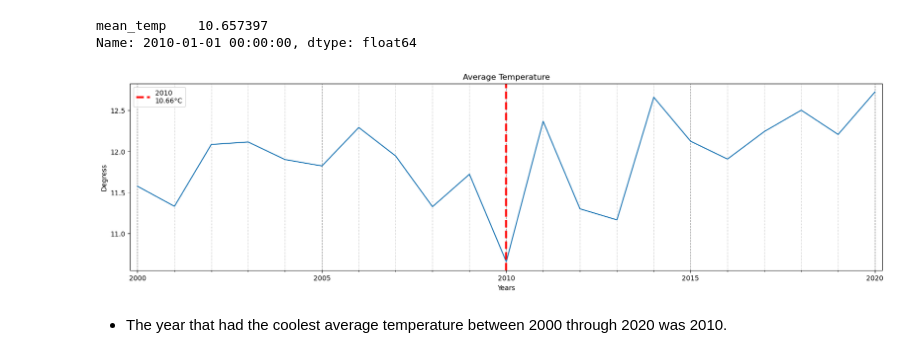
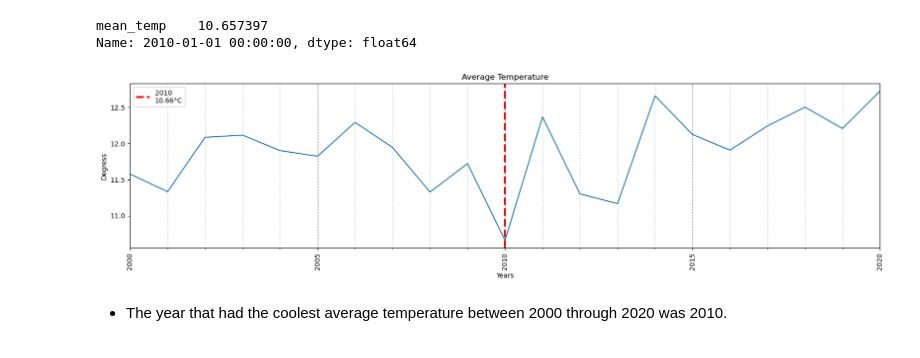
Before and after one commit to john-a-dixon/resampling-datetime-data, a Jupyter notebook: resample.ipynb, the cells around one changed output. Cells and saved outputs as stored; diff of their text form; code cells hidden in the pictures.

```diff
--- a/resample.ipynb
+++ b/resample.ipynb
@@ -252,35 +255,35 @@ ax.set_xlabel("Years")
 ax.set_ylabel("Degress")
 # Changing margins
 # Ref: https://stackoverflow.com/questions/63719618/how-to-reduce-the-space-between-the-axes-and-the-first-and-last-bar-in-pyplot
-ax.margins(x=0.01)
+ax.margins(x=0.0)
 
 # Major tick formatting
 ax.xaxis.set_major_locator(mdates.YearLocator(5))
 ax.xaxis.set_major_formatter(mdates.DateFormatter("%Y"))
 
 # Minor tick formatting
 ax.xaxis.set_minor_locator(mdates.YearLocator());
 
 # Minor xaxis ticks formatting
 ax.grid(which='minor', axis='x', ls=":")
 # Major xaxis ticks formatting
 ax.grid(which='major',axis='x', ls="--", color='grey')
 
 # Create a degree sign in python
 # Ref: https://stackoverflow.com/questions/3215168/how-to-get-character-in-a-string-in-python
 degree_sign = u'\N{DEGREE SIGN}'
 
 # Tick label rotation
 fig.autofmt_xdate(rotation = 90, ha = 'center')
 
 # Add a vertical line denoting the max precipitation
 ax.axvline(coolest_avg_temp_id,
            color="red",
            label=f"{coolest_avg_temp_id.strftime('%Y')}\n{round(coolest_avg_temp_val[0], 2)}{degree_sign}C",
            ls="--",
            linewidth=3);
 ax.legend();
 # %% [output]
-[figure, old version]
+[figure, new version]
 # %% [markdown]
 - The year that had the coolest average temperature between 2000 through 2020 was 2010.
```
Also changed, not shown: parts of 3 cells of this notebook.
